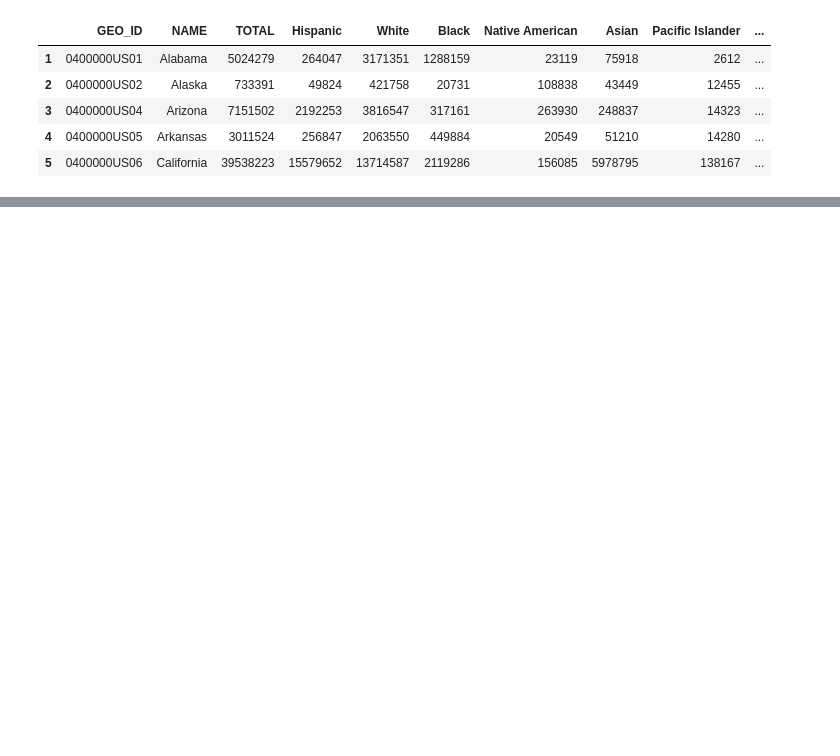
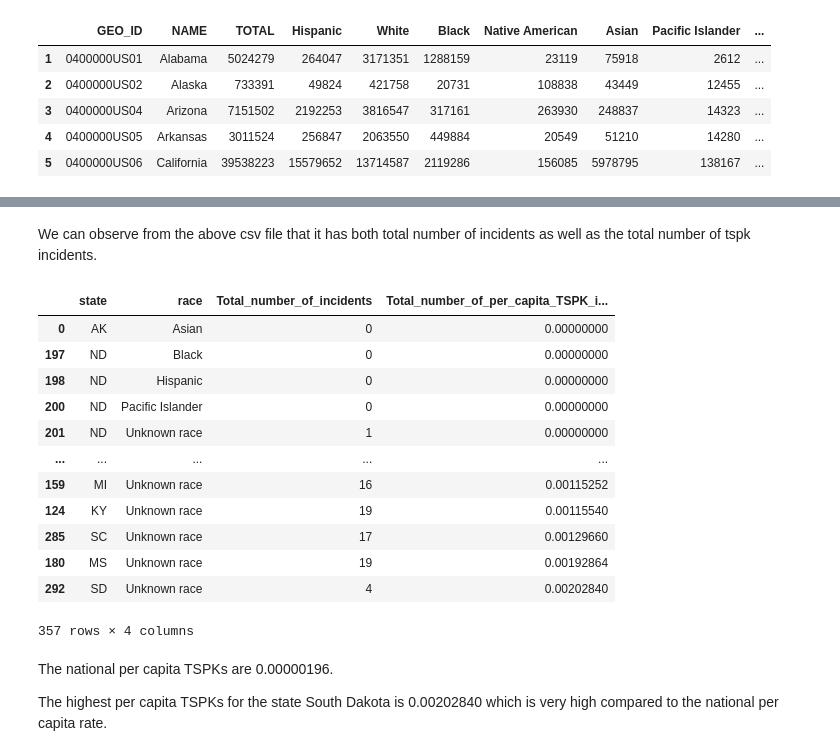
Before and after one commit to Harshinikavuru/amazon-scraper, a Jupyter notebook: Police_killings.ipynb, the cells around one changed output, grey strips where cells are left out. Cells and saved outputs as stored; diff of their text form; code cells hidden in the pictures; blank space fills up the shorter version.

```diff
--- a/Police_killings.ipynb
+++ b/Police_killings.ipynb
@@ -737,0 +663,25 @@ dd.to_csv('tspk_percap.csv.')
+# %% [markdown]
+We can observe from the above csv file that it has both total number of incidents as well as the total number of tspk incidents.
+# %%
+dd.sort_values(
+...     by="Total_number_of_per_capita_TSPK_incidents",
+...     ascending=True
+... )
+# %% [output]
+|  | state | race | Total_number_of_incidents | Total_number_of_per_capita_TSPK_i... |
+| 0 | AK | Asian | 0 | 0.00000000 |
+| 197 | ND | Black | 0 | 0.00000000 |
+| 198 | ND | Hispanic | 0 | 0.00000000 |
+| 200 | ND | Pacific Islander | 0 | 0.00000000 |
+| 201 | ND | Unknown race | 1 | 0.00000000 |
+| ... | ... | ... | ... | ... |
+| 159 | MI | Unknown race | 16 | 0.00115252 |
+| 124 | KY | Unknown race | 19 | 0.00115540 |
+| 285 | SC | Unknown race | 17 | 0.00129660 |
+| 180 | MS | Unknown race | 19 | 0.00192864 |
+| 292 | SD | Unknown race | 4 | 0.00202840 |
+357 rows × 4 columns
+# %% [markdown]
+The national per capita TSPKs are 0.00000196.
+
+The highest per capita TSPKs for the state South Dakota is 0.00202840 which is very high compared to the national per capita rate.
```
Also changed, not shown: parts of 37 cells of this notebook.
